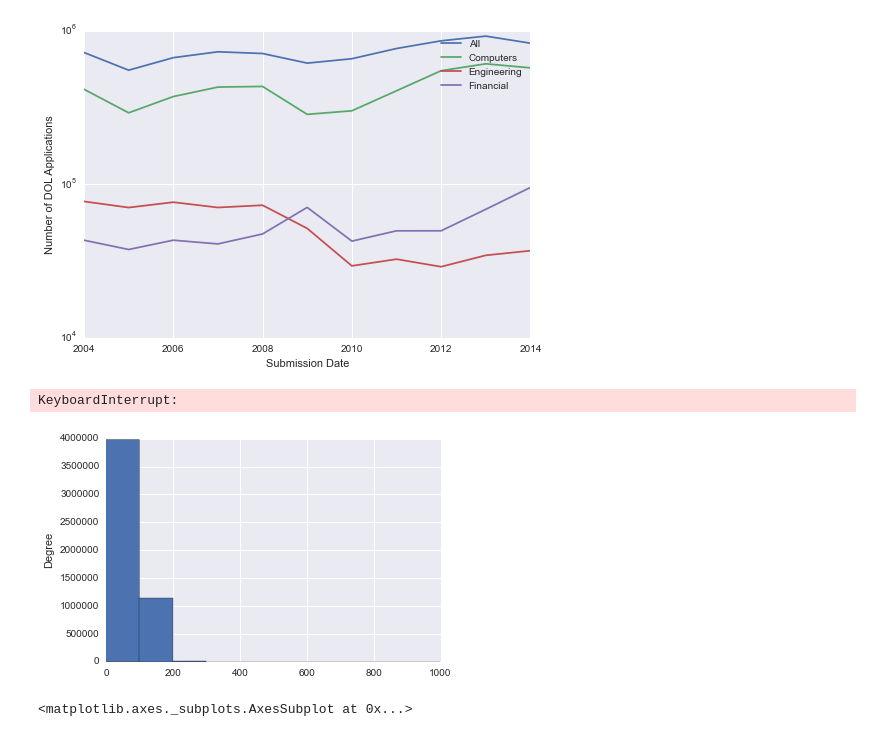
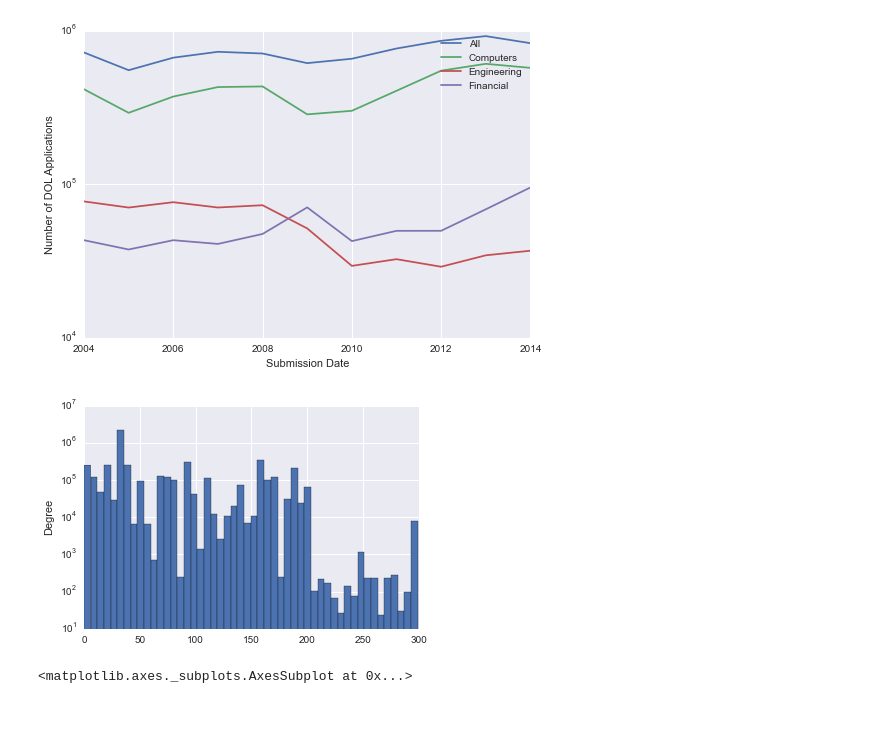
Before and after one commit to ahbauer/insight, a Jupyter notebook: notebooks/H1B.ipynb, the cells around one changed output. Saved outputs shown, nothing was run; the diff lists cells and outputs as text; code cells hidden in the pictures.

```diff
--- a/notebooks/H1B.ipynb
+++ b/notebooks/H1B.ipynb
@@ -41,7 +42,8 @@ with con:
 (datetime.date(2009, 10, 15),)
 (datetime.date(2009, 4, 15),)
 # %%
-df = pandas.read_csv('/Users/bauer/insight/teleborder/data/FLC_disclosure/dbdump/db.csv',encoding='utf-8',header=None,names=['submitted_date','n_workers','job_code'],parse_dates=True,index_col='submitted_date')
+df = None
+df = pandas.read_csv('/Users/bauer/insight/teleborder/data/FLC_disclosure/dbdump/db2.csv',encoding='utf-8',header=None,names=['submitted_date','n_workers','job_code'],parse_dates=True,index_col='submitted_date')
 #index_col='submitted_date'
 # dtype={'submitted_date':pandas.DatetimeIndex,'n_workers':np.int32,'job_code':np.int32}
 
@@ -170,12 +201,11 @@ plt.legend()
 <matplotlib.legend.Legend at 0x...>
 [figure]
 # %%
-df['job_code'].plot(kind='hist')
+df['job_code'][df['job_code']<300].plot(kind='hist',bins=50)
 #job_series.hist(bins=100)
 plt.yscale('log', nonposy='clip')
 # %% [output]
-KeyboardInterrupt:
-[figure, old version]
+[figure, new version]
 # %%
 year_series = date_series.resample('A', how='sum')
 year_series_norm = (year_series - year_series.mean())/year_series.std()
```
Also changed, not shown: parts of 41 cells of this notebook, 5 other files.
